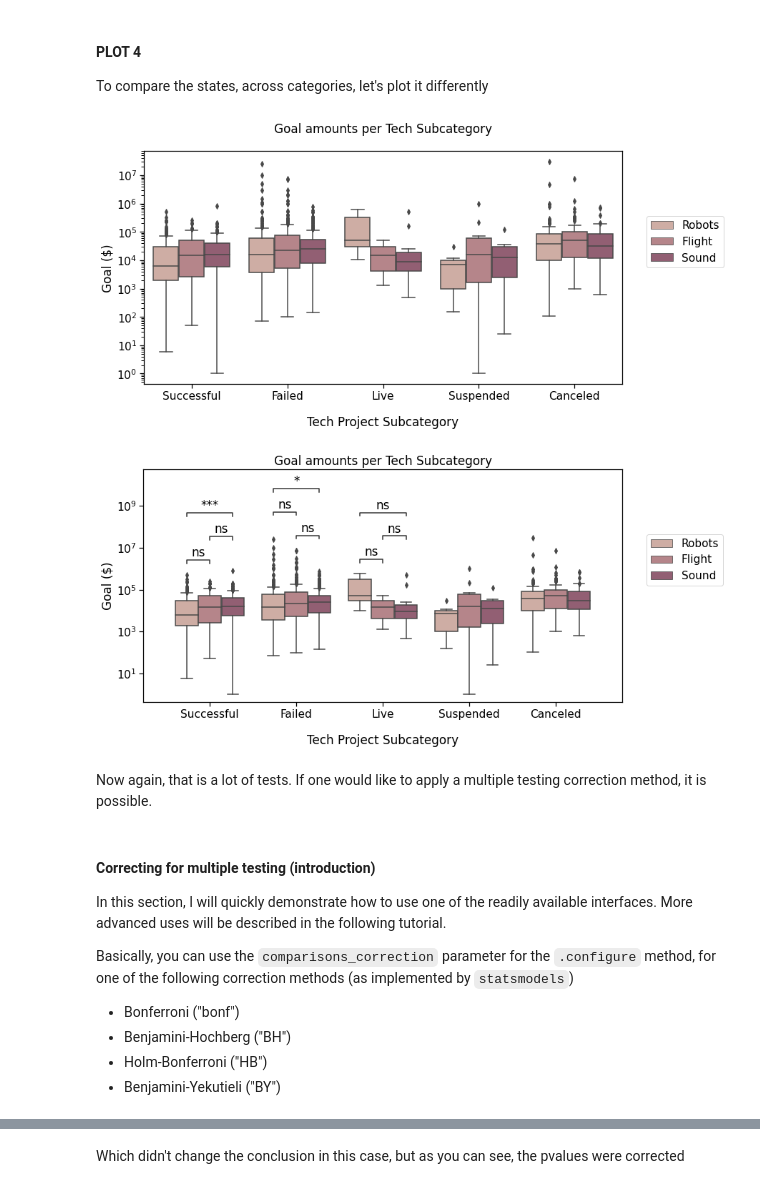
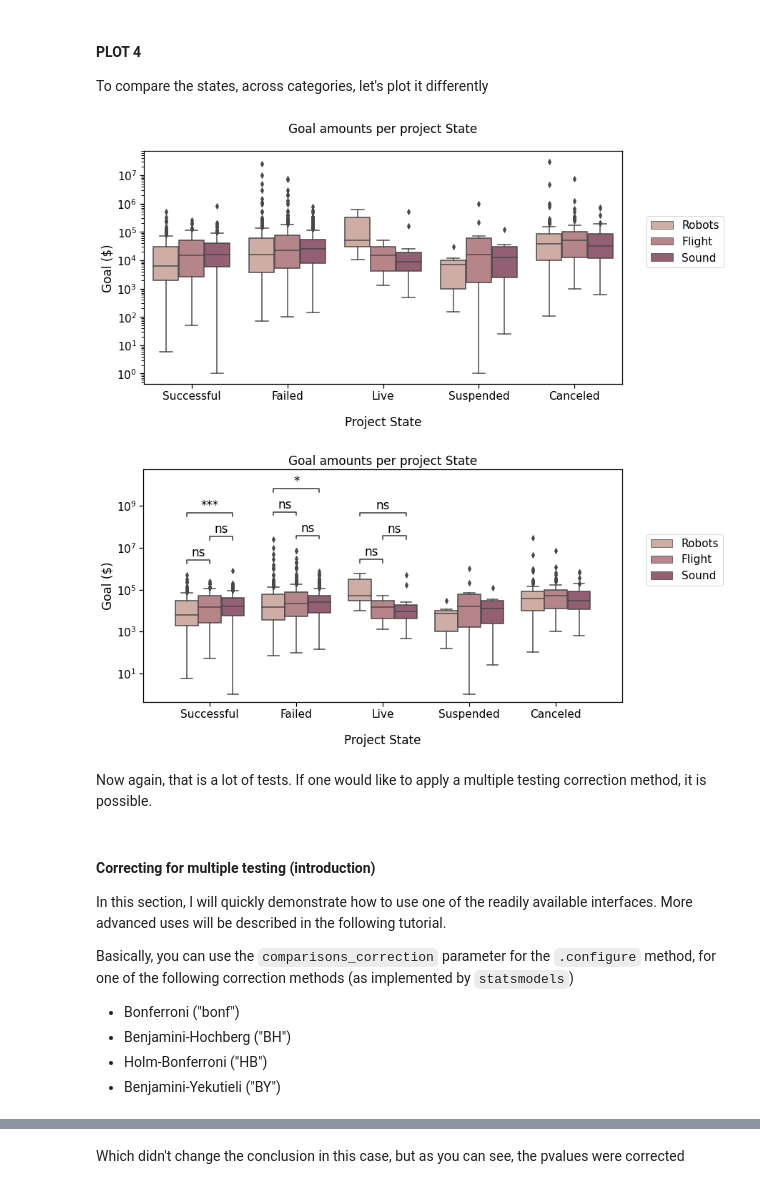
Before and after one commit to trevismd/statannotations-tutorials, a Jupyter notebook: Tutorial_1/Statannotations-Tutorial-1.ipynb, the cells around one changed output, grey strips where cells are left out. Drawn from its saved outputs; the diff is of its cells as text; code cells hidden in the pictures.

```diff
--- a/Tutorial_1/Statannotations-Tutorial-1.ipynb
+++ b/Tutorial_1/Statannotations-Tutorial-1.ipynb
@@ -560,7 +565,7 @@ with sns.plotting_context("notebook", font_scale=1.4):
     annotator.configure(text_format="full", verbose=False).apply_and_annotate()
 
     # Label and show
-    label_plot_for_subcat(ax)
+    label_plot_for_subcats(ax)
     plt.show()
 # %% [output]
 [figure]
@@ -616,7 +622,7 @@ with sns.plotting_context('notebook', font_scale=1.4):
     annotator.configure(test='Mann-Whitney').apply_and_annotate()
 
     # Label and show
-    label_plot_for_state(ax)
+    label_plot_for_states(ax)
     plt.savefig("./plot2C.png", bbox_inches="tight")
     plt.show()
 # %% [output]
@@ -662,7 +668,7 @@ with sns.plotting_context('notebook', font_scale=1.4):
 
     # Label and show
     add_legend(ax)
-    label_plot_for_subcat(ax)
+    label_plot_for_subcats(ax)
     plt.show()
 # %% [output]
 [figure]
@@ -710,7 +716,7 @@ with sns.plotting_context("notebook", font_scale=1.4):
 
     # Label and show
     add_legend(ax)
-    label_plot_for_subcat(ax)
+    label_plot_for_subcats(ax)
     plt.show()
 # %% [output]
 p-value annotation legend:
@@ -736,28 +742,28 @@ To compare the states, across categories, let's plot it differently
 # %%
 # Switching hue and x
 hue_plot_params = {
     'data':      rfs,
     'x':         'State',
     'y':         'Goal',
     "order":     states_order,
     "hue":       "Subcategory",
     "hue_order": subcat_order,
     "palette":   subcat_palette
 }
 
 with sns.plotting_context("notebook", font_scale=1.4):
     # Create new plot
     ax = get_log_ax()
 
     # Plot with seaborn
     ax = sns.boxplot(ax=ax, **hue_plot_params)
 
     # Label and show
     add_legend(ax)
-    label_plot_for_subcat(ax)
+    label_plot_for_states(ax)
     plt.show()
 # %% [output]
-[figure, old version]
+[figure, new version]
 # %%
 pairs =(
     [('Successful', 'Robots'), ('Successful', 'Flight')],
@@ -787,17 +793,19 @@ with sns.plotting_context("notebook", font_scale=1.4):
 
     # Label and show
     add_legend(ax)
-    label_plot_for_subcat(ax)
+    label_plot_for_states(ax)
     plt.show()
 # %% [output]
-[figure, old version]
+[figure, new version]
 # %% [markdown]
 Now again, that is a lot of tests. If one would like to apply a multiple testing correction method, it is possible.
 # %% [markdown]
 #### Correcting for multiple testing (introduction)
-In this section, I will quickly demonstrate how to use one of the readily available interfaces. More advanced uses will be described in the following tutorial.
+In this section, I will quickly demonstrate how to use one of the readily available interfaces. More advanced uses will
+be described in the following tutorial.
 
-Basically, you can use the `comparisons_correction` parameter for the `.configure` method, for one of the following correction methods (as implemented by `statsmodels`)
+Basically, you can use the `comparisons_correction` parameter for the `.configure` method, for one of the following
+correction methods (as implemented by `statsmodels`)
 - Bonferroni ("bonf")
 - Benjamini-Hochberg ("BH")
 - Holm-Bonferroni ("HB")
```
Also changed, not shown: parts of 32 cells of this notebook, 1 other file.
